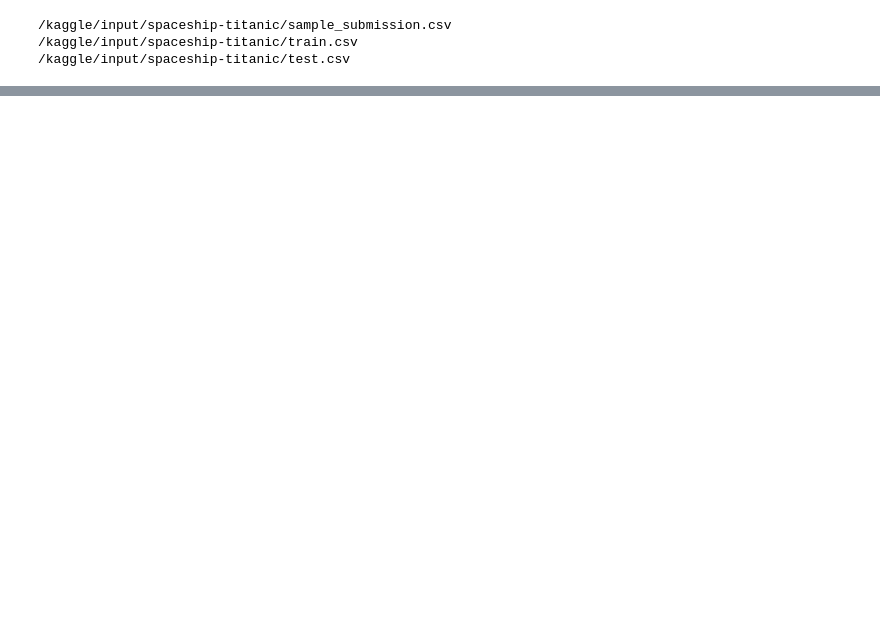
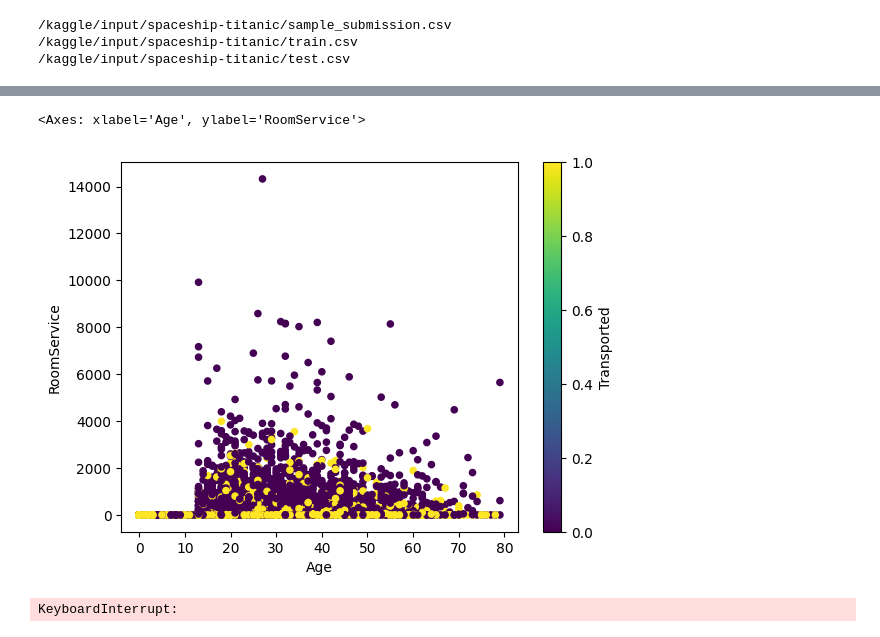
Before and after one commit to Amanuel94/Kaggle-Notebooks, a Jupyter notebook: space-titanic.ipynb, the cells around one changed output, grey strips where cells are left out. Drawn from its saved outputs; the diff is of its cells as text; code cells hidden in the pictures; blank space fills up the shorter version.

```diff
--- a/space-titanic.ipynb
+++ b/space-titanic.ipynb
@@ -22,0 +44,18 @@ for dirname, _, filenames in os.walk('/kaggle/input'):
+# %%
+irrelevant_cols = ["PassengerId", "Name", "Cabin"]
+train_df.drop(columns = irrelevant_cols, axis = 1, inplace = True)
+# %%
+from sklearn.preprocessing import LabelEncoder
+le = LabelEncoder()
+le.fit(train_df["Transported"])
+train_df["Transported"] = le.transform(train_df["Transported"])
+# %%
+num_cols = ["Age", "RoomService", "FoodCourt", "ShoppingMall", "Spa", "VRDeck"]
+cat_cols = ['HomePlanet', "CryoSleep", "Destination", "VIP"]
+# %%
+log_cols = []
+for col in num_cols:
+    if col == "Age": continue
+    log_col = "log_" + col
+    train_df[log_col] = train_df[col].apply(lambda x: np.log(x + 1))
+    log_cols.append(log_col)
@@ -22,0 +65,15 @@ for dirname, _, filenames in os.walk('/kaggle/input'):
+# %%
+train_df.plot(kind ="scatter" , x = "Age", y = "RoomService", c = "Transported", cmap = "viridis" )
+# %% [output]
+<Axes: xlabel='Age', ylabel='RoomService'>
+[figure, added]
+# %%
+import matplotlib.pyplot as plt
+fig, axs = plt.subplots(len(num_cols), len(num_cols))
+for i, coli in enumerate(num_cols):
+    for j, colj in enumerate(num_cols[i+1:]):
+        axs[i, j] = train_df.plot(kind ="scatter" , x =  coli, y = colj, c = "Transported", cmap = "viridis" )
+
+plt.show()
+# %% [output]
+KeyboardInterrupt:
```
Also changed, not shown: parts of 18 cells of this notebook.
